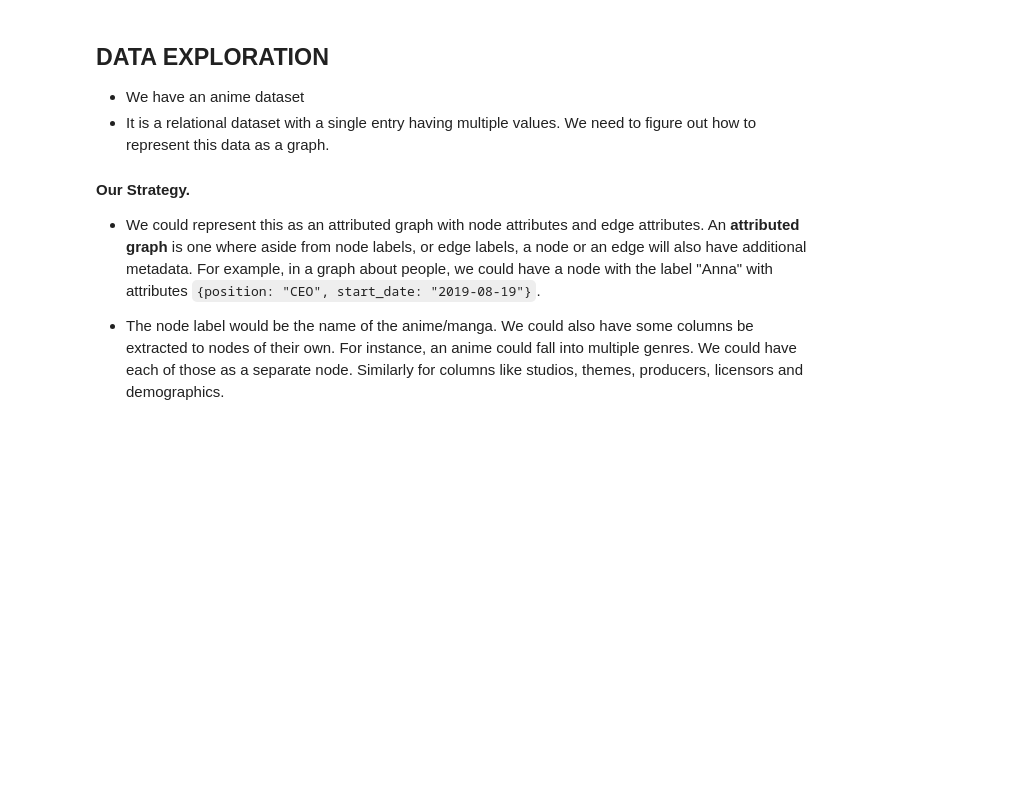
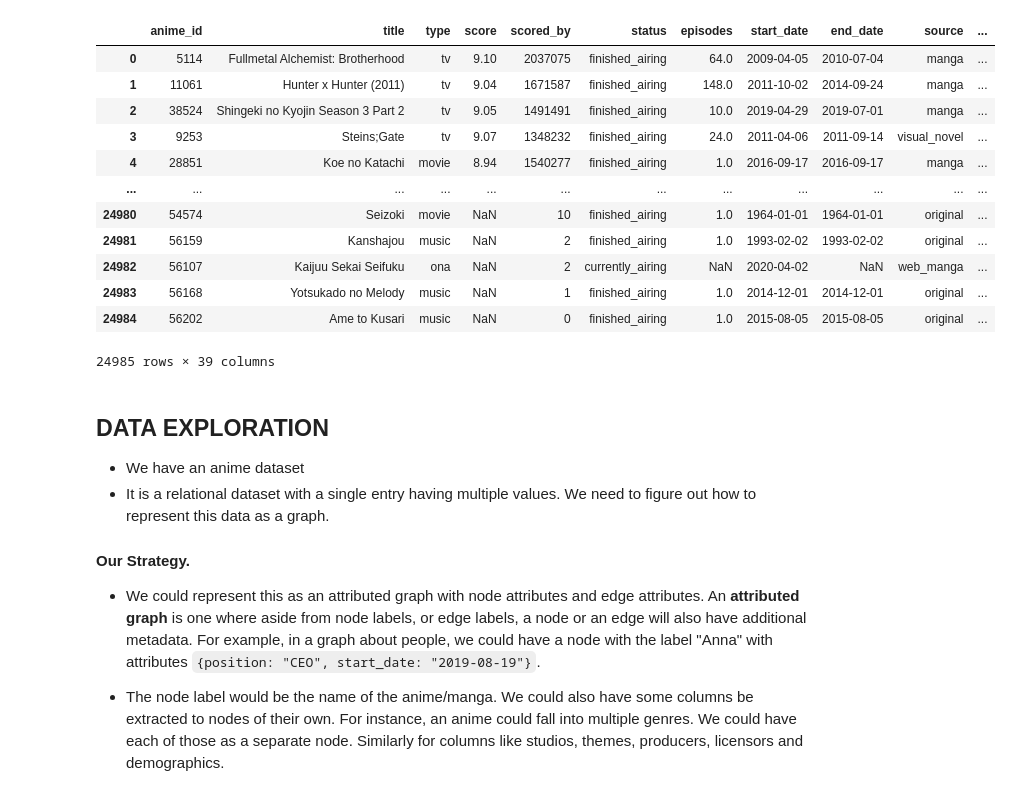
Before and after one commit to W3NDO/ArangoDbHackathon, a Jupyter notebook: subset_data_recommender_system.ipynb, the cells around one changed output. Drawn from its saved outputs; the diff is of its cells as text; code cells hidden in the pictures; blank space fills up the shorter version.

```diff
--- a/subset_data_recommender_system.ipynb
+++ b/subset_data_recommender_system.ipynb
@@ -55,3 +74,19 @@ anime.head()
+# %%
+anime
+# %% [output]
+|  | anime_id | title | type | score | scored_by | status | episodes | start_date | end_date | source | ... |
+| 0 | 5114 | Fullmetal Alchemist: Brotherhood | tv | 9.10 | 2037075 | finished_airing | 64.0 | 2009-04-05 | 2010-07-04 | manga | ... |
+| 1 | 11061 | Hunter x Hunter (2011) | tv | 9.04 | 1671587 | finished_airing | 148.0 | 2011-10-02 | 2014-09-24 | manga | ... |
+| 2 | 38524 | Shingeki no Kyojin Season 3 Part 2 | tv | 9.05 | 1491491 | finished_airing | 10.0 | 2019-04-29 | 2019-07-01 | manga | ... |
+| 3 | 9253 | Steins;Gate | tv | 9.07 | 1348232 | finished_airing | 24.0 | 2011-04-06 | 2011-09-14 | visual_novel | ... |
+| 4 | 28851 | Koe no Katachi | movie | 8.94 | 1540277 | finished_airing | 1.0 | 2016-09-17 | 2016-09-17 | manga | ... |
+| ... | ... | ... | ... | ... | ... | ... | ... | ... | ... | ... | ... |
+| 24980 | 54574 | Seizoki | movie | NaN | 10 | finished_airing | 1.0 | 1964-01-01 | 1964-01-01 | original | ... |
+| 24981 | 56159 | Kanshajou | music | NaN | 2 | finished_airing | 1.0 | 1993-02-02 | 1993-02-02 | original | ... |
+| 24982 | 56107 | Kaijuu Sekai Seifuku | ona | NaN | 2 | currently_airing | NaN | 2020-04-02 | NaN | web_manga | ... |
+| 24983 | 56168 | Yotsukado no Melody | music | NaN | 1 | finished_airing | 1.0 | 2014-12-01 | 2014-12-01 | original | ... |
+| 24984 | 56202 | Ame to Kusari | music | NaN | 0 | finished_airing | 1.0 | 2015-08-05 | 2015-08-05 | original | ... |
+24985 rows × 39 columns
 # %% [markdown]
 ## DATA EXPLORATION
 
```
Also changed, not shown: parts of 20 cells of this notebook.
